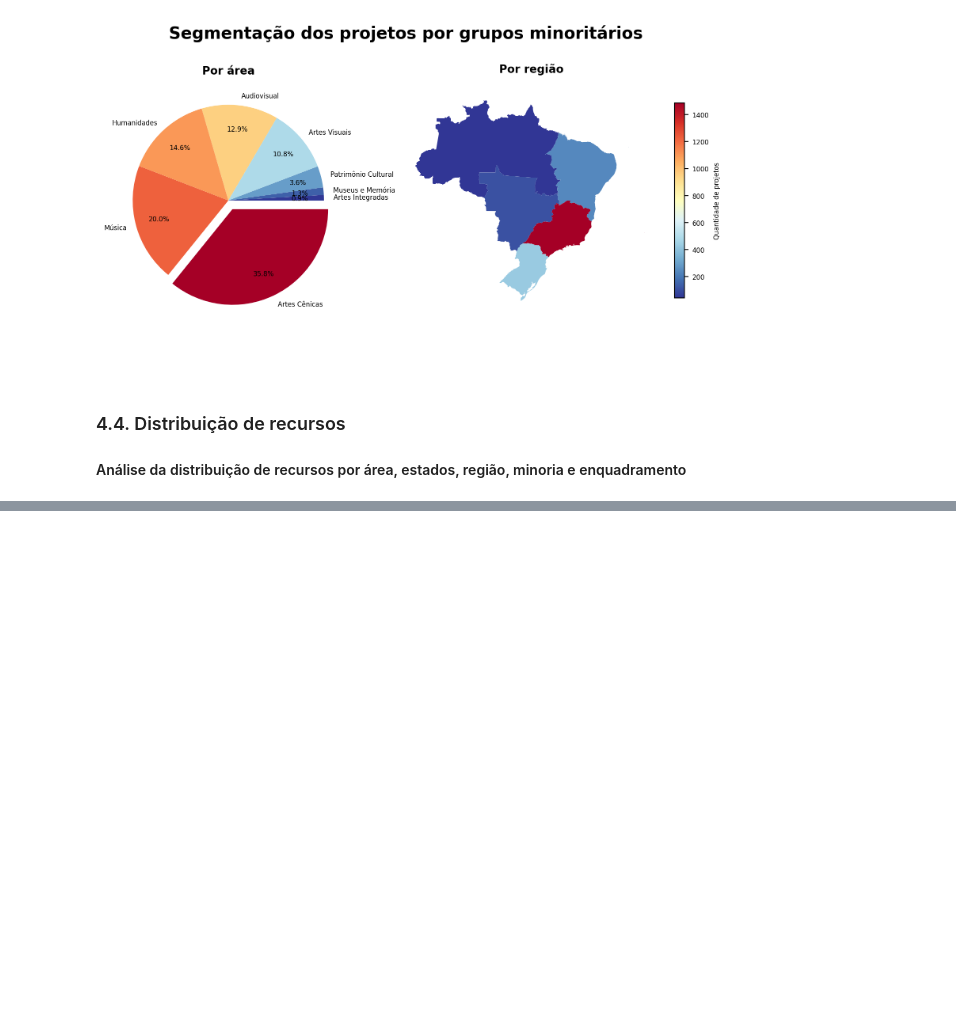
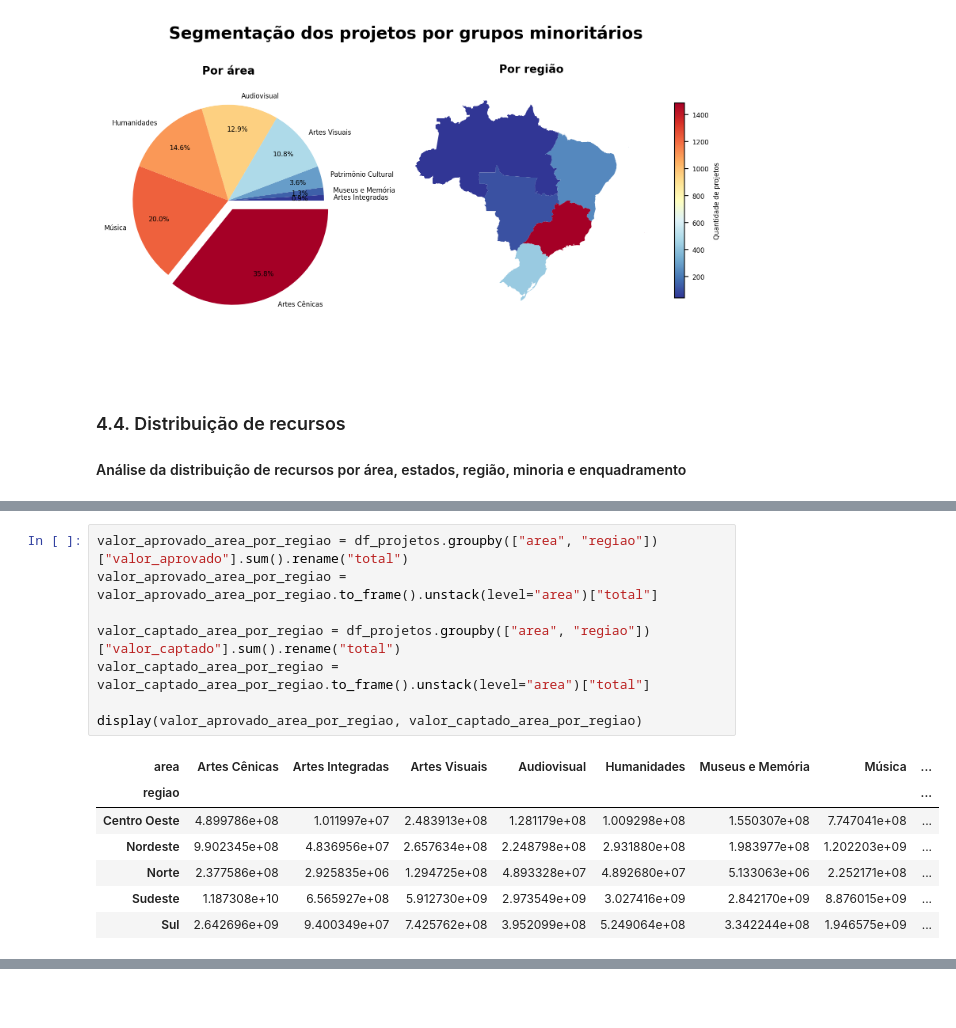
Before and after one commit to lorenaaxbastos/santander-coders-projects, a Jupyter notebook: Unit 2 - Programming Techniques I (PY)/Projeto EDA - Análise do Dataset da Lei Rouanet.ipynb, the cells around one changed output, grey strips where cells are left out. Drawn from its saved outputs; the diff is of its cells as text; blank space fills up the shorter version.

```diff
--- a/Unit 2 - Programming Techniques I (PY)/Projeto EDA - Análise do Dataset da Lei Rouanet.ipynb
+++ b/Unit 2 - Programming Techniques I (PY)/Projeto EDA - Análise do Dataset da Lei Rouanet.ipynb
@@ -1426,0 +1527,16 @@ plt.show()
+# %%
+valor_aprovado_area_por_regiao = df_projetos.groupby(["area", "regiao"])["valor_aprovado"].sum().rename("total")
+valor_aprovado_area_por_regiao = valor_aprovado_area_por_regiao.to_frame().unstack(level="area")["total"]
+
+valor_captado_area_por_regiao = df_projetos.groupby(["area", "regiao"])["valor_captado"].sum().rename("total")
+valor_captado_area_por_regiao = valor_captado_area_por_regiao.to_frame().unstack(level="area")["total"]
+
+display(valor_aprovado_area_por_regiao, valor_captado_area_por_regiao)
+# %% [output]
+| area | Artes Cênicas | Artes Integradas | Artes Visuais | Audiovisual | Humanidades | Museus e Memória | Música | ... |
+| regiao |  |  |  |  |  |  |  | ... |
+| Centro Oeste | 4.899786e+08 | 1.011997e+07 | 2.483913e+08 | 1.281179e+08 | 1.009298e+08 | 1.550307e+08 | 7.747041e+08 | ... |
+| Nordeste | 9.902345e+08 | 4.836956e+07 | 2.657634e+08 | 2.248798e+08 | 2.931880e+08 | 1.983977e+08 | 1.202203e+09 | ... |
+| Norte | 2.377586e+08 | 2.925835e+06 | 1.294725e+08 | 4.893328e+07 | 4.892680e+07 | 5.133063e+06 | 2.252171e+08 | ... |
+| Sudeste | 1.187308e+10 | 6.565927e+08 | 5.912730e+09 | 2.973549e+09 | 3.027416e+09 | 2.842170e+09 | 8.876015e+09 | ... |
+| Sul | 2.642696e+09 | 9.400349e+07 | 7.425762e+08 | 3.952099e+08 | 5.249064e+08 | 3.342244e+08 | 1.946575e+09 | ... |
```
Also changed, not shown: parts of 12 cells of this notebook.
